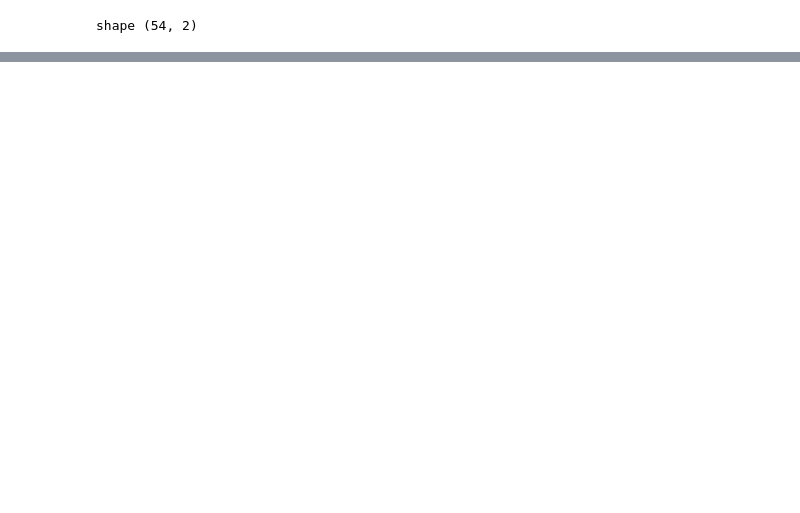
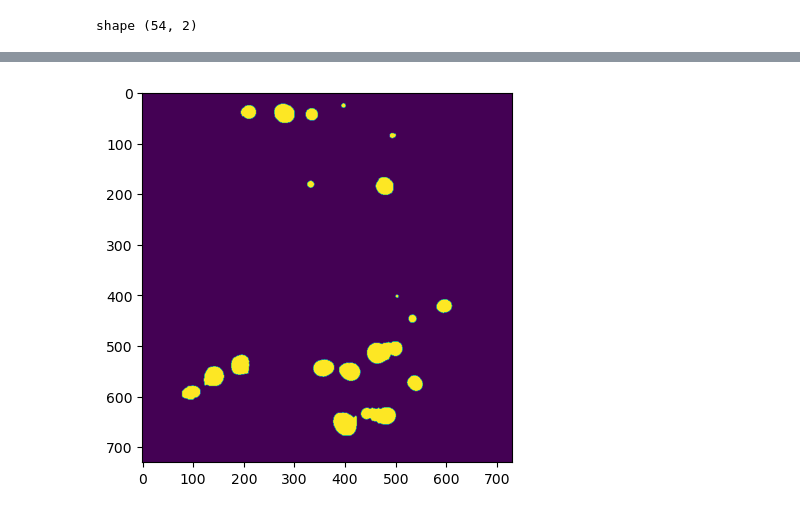
Before and after one commit to isagarnreiter/vesicleSTORM, a Jupyter notebook: scripts/STORM_analysis.ipynb, the cells around one changed output, grey strips where cells are left out. Drawn from its saved outputs; the diff is of its cells as text; code cells hidden in the pictures; blank space fills up the shorter version.

```diff
--- a/scripts/STORM_analysis.ipynb
+++ b/scripts/STORM_analysis.ipynb
@@ -18,9 +21,17 @@ ModuleNotFoundError: No module named 'src'
 # Imported file names are printed
 
 target_marker = 'PSD680'
+access = 'computer'
 
-target_directory = '/Volumes/STORM_Nathalie/STORM DeMixing/'
-list_of_files = np.array([file for file in glob(target_directory + f'*{target_marker}*/*/*emix/*w*.csv')])
+if access == 'computer':
+    target_directory = '/users/isabellegarnreiter/documents/vesicleSTORM/data/STORM_csv_files/'
+    list_of_files = np.array([file for file in glob(target_directory + f'*/*{target_marker}*')])
+
+elif access == 'drive':
+    target_directory = '/Volumes/STORM_Nathalie/STORM DeMixing/'
+    list_of_files = np.array([file for file in glob(target_directory + f'*{target_marker}*/*/*emix/*w*.csv')])
+
+
 try:
     list_of_files = list_of_files.reshape(list_of_files.shape[0]//2,2)
 except ValueError:
@@ -28,6 +39,87 @@ except ValueError:
 
 zone_nb = list_of_files.shape[0]
 
+
+#file info for experiments covered in the excel sheet
+
+usable_exp = pd.read_csv('/users/isabellegarnreiter/documents/vesicleSTORM/data/STORM_binary_list.csv',encoding='latin', sep=',').to_numpy()
+filename  = usable_exp[:,0]+'_'+usable_exp[:,1]
+files_infos = dict(zip(filename, usable_exp[:,2:]))
+
+
 print("shape", list_of_files.shape)
 # %% [output]
 shape (54, 2)
+# %%
+#minimum distance for clusters of vesicles
+
+image_size = (730,730,16)
+kernel_size = (50,50,1)
+sigma = 15
+
+max_threshold_ves = 12
+max_threshold_mark = 4
+max_area = (21,21,21)
+
+min_dist_marker = {}
+min_dist_vesicle = {}
+SNR_dict = {}
+for file_name in list_of_files:
+
+    if access == 'drive':
+        new_file_name = f"{(file_name[0]).split('/')[4]}_{(file_name[0]).split('/')[5]}"
+
+    elif access == 'computer':
+        new_file_name = f"{(file_name[0]).split('/')[-1][0:-3]}"
+
+    print(new_file_name)
+
+    file_info = files_infos[new_file_name]
+
+
+    if file_info[0] == 0:
+        pass
+
+    else:
+        vesicles = pd.read_csv(file_name[file_info[1]])[['x [nm]', 'y [nm]', 'z [nm]']].to_numpy(dtype=np.float64)
+        synapse_marker = pd.read_csv(file_name[(file_info[1]-1)**2])[['x [nm]', 'y [nm]', 'z [nm]']].to_numpy(dtype=np.float64)
+
+        #plot the locations of both the vesicles and the synaptic marker using a large point spread function.
+        wide_field_vesicles = fcts.get_wide_field(vesicles, image_size, kernel_size, sigma)
+        wide_field_marker = fcts.get_wide_field(synapse_marker, image_size, kernel_size, sigma)
+
+        #plot the locations of the vesicles using the same image size as above to a single pixel size
+        image_vesicles = fcts.get_wide_field(vesicles, image_size, (1,1,1), sigma)
+
+        #calculate the intensity threshold for the large PSF images, depending on an arbitrary intensity threshold, dependent on the mean and std of each image.
+        ves_thresh = wide_field_vesicles.mean() + wide_field_vesicles.std() * max_threshold_ves
+        marker_thresh = wide_field_marker.mean() + wide_field_marker.std() * max_threshold_mark
+
+        #create a mask of the large PSF images where for the pixels above the threshold
+        mask_vesicles = (wide_field_vesicles > ves_thresh) * 1
+
+        plt.imshow(mask_vesicles[:,:,0])
+        plt.show()
+        mask_marker = (wide_field_marker > marker_thresh) * 1
+
+        #create an array for the vesicles which are located within the mask
+        masked_vesicles = np.where(mask_vesicles, image_vesicles, 0)
+        vesicle_pos_tup = np.where(masked_vesicles > 0)
+        vesicle_pos = np.array([vesicle_pos_tup[0],vesicle_pos_tup[1],vesicle_pos_tup[2]]).T
+        vesicle_pos = vesicle_pos/image_size * 49660
+
+        nb_vesicles_tot = vesicles.shape[0]
+        nb_vesicles_selected = vesicle_pos.shape[0]
+        snr = nb_vesicles_selected/nb_vesicles_tot
+
+        #calculate the distance between vesicles within the masked images and all synapse markers
+        distance_to_marker = fcts.calc_distance_squared_two(vesicle_pos, synapse_marker)
+        distance_to_vesicles = fcts.calc_distance_squared_two(vesicle_pos, vesicle_pos)
+        print(distance_to_vesicles)
+        min_dist_marker[new_file_name] = distance_to_marker
+        min_dist_vesicle[new_file_name] = distance_to_vesicles
+        SNR_dict[new_file_name] = snr
+
+
+print('done')
+# %% [output]
@@ -33,0 +127 @@ shape (54, 2)
+[figure, added]
```
Also changed, not shown: parts of 19 cells of this notebook, 3 other files.
